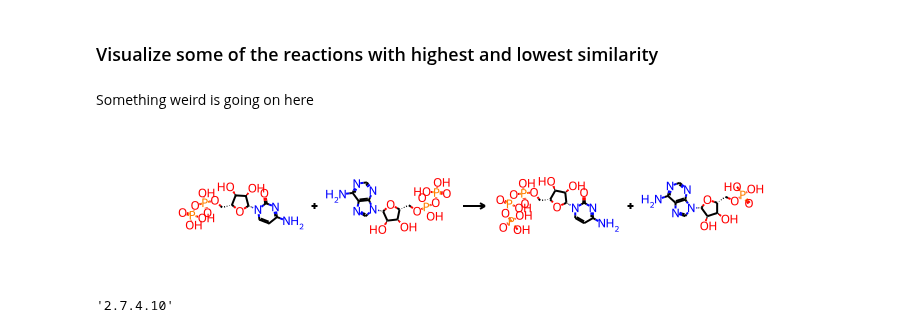
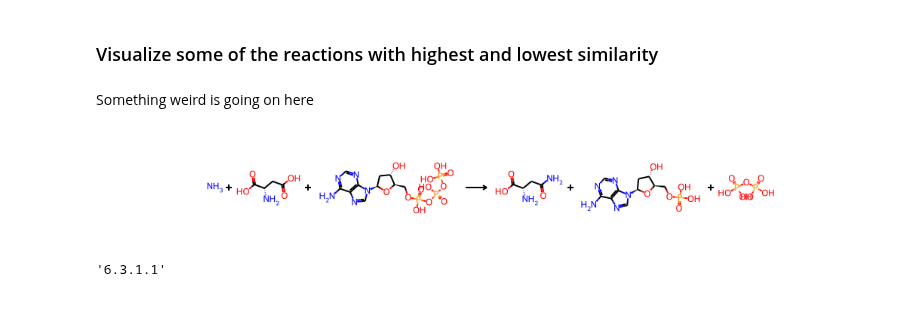
Before and after one commit to jsunn-y/CARE, a Jupyter notebook: analysis.ipynb, the cells around one changed output. Drawn from its saved outputs; the diff is of its cells as text; code cells hidden in the pictures.

```diff
--- a/analysis.ipynb
+++ b/analysis.ipynb
@@ -206,16 +206,16 @@ Ttest_indResult(statistic=1.8925318805665456, pvalue=0.06007117501288867)
 # %% [markdown]
 Something weird is going on here
 # %%
-index=0
+index=1
 rxn = query_df['Reaction'].values[index]
 EC_number = query_df['0'].values[index]
 AllChem.ReactionFromSmarts(rxn, useSmiles=True)
 # %% [output]
-[figure, old version]
+[figure, new version]
 # %%
 EC_number
 # %% [output]
-'2.7.4.10'
+'6.3.1.1'
 # %%
 reference_subset = reference_df[reference_df['EC number'] == EC_number]
 reference_subset
```
Also changed, not shown: parts of 3 cells of this notebook.
